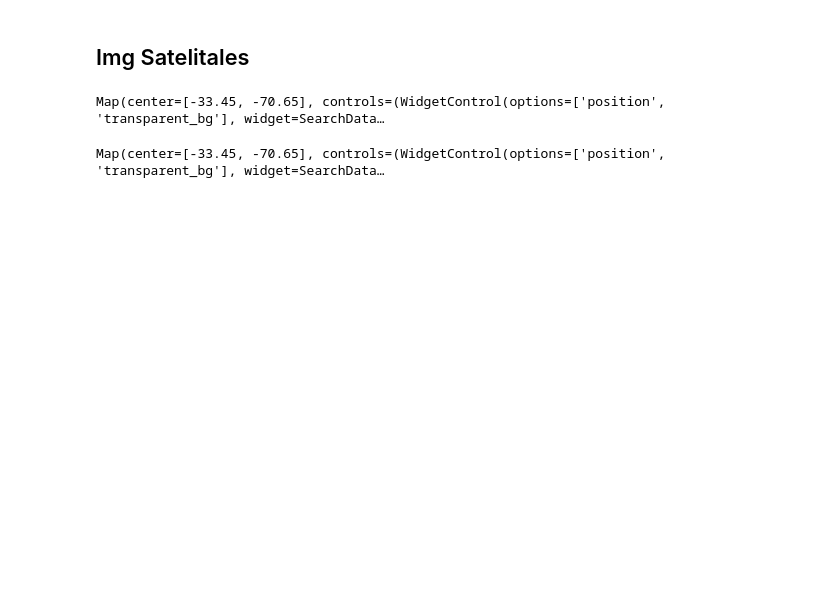
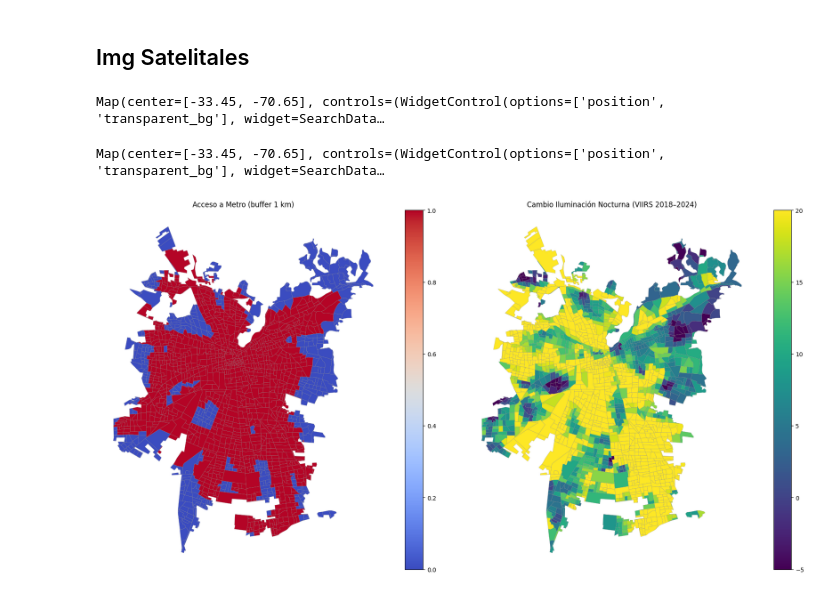
Before and after one commit to fchiapped/Proyecto-Geoespaciales, a Jupyter notebook: Proyecto_2.ipynb, the cells around one changed output. Cells and saved outputs as stored; diff of their text form; code cells hidden in the pictures; blank space fills up the shorter version.

```diff
--- a/Proyecto_2.ipynb
+++ b/Proyecto_2.ipynb
@@ -316,3 +622,68 @@ Map.add_gdf(stgo, layer_name="Santiago Urbano", style={"color": "black", "weight
 Map
 # %% [output]
 Map(center=[-33.45, -70.65], controls=(WidgetControl(options=['position', 'transparent_bg'], widget=SearchData…
+# %%
+from shapely.geometry.base import BaseGeometry
+
+zonas = zonas.set_geometry('geometry')
+
+# Eliminar columnas de geometría extra (como centroide)
+zonas = zonas[[col for col in zonas.columns if not isinstance(zonas[col].iloc[0], BaseGeometry) or col == zonas.geometry.name]]
+
+# Simplificar geometrías para reducir peso
+#zonas['geometry'] = zonas.geometry.simplify(tolerance=50, preserve_topology=True)
+
+# 2. Dividir en bloques y reducir en Earth Engine
+bloques = [zonas.iloc[i:i+100] for i in range(0, len(zonas), 100)]
+resultados = []
+
+for bloque in tqdm(bloques, desc="Reduciendo zonas en EE"):
+    bloque_ee = geemap.geopandas_to_ee(bloque)
+    viirs_parcial = viirs_diff.reduceRegions(
+        collection=bloque_ee,
+        reducer=ee.Reducer.mean(),
+        scale=500
+    ).getInfo()
+    resultados.extend(viirs_parcial['features'])
+
+# 3. Asociar valores promedio a cada zona
+viirs_mean_by_zona = {
+    f['properties']['NZONA']: f['properties']['mean']
+    for f in resultados if 'NZONA' in f['properties'] and 'mean' in f['properties']
+}
+zonas['viirs_diff_mean'] = zonas['NZONA'].map(viirs_mean_by_zona)
+
+# 4. Visualización comparativa
+fig, ax = plt.subplots(1, 2, figsize=(18, 9))
+
+if zonas.crs.to_epsg() != 4326:
+    zonas = zonas.to_crs(epsg=4326)
+# Acceso a metro
+zonas.plot(
+    column='cerca_metro_nuevo',
+    cmap='coolwarm',
+    legend=True,
+    ax=ax[0],
+    edgecolor='gray',
+    linewidth=0.2
+)
+ax[0].set_title('Acceso a Metro (buffer 1 km)')
+ax[0].axis('off')
+
+# Iluminación nocturna promedio
+zonas.plot(
+    column='viirs_diff_mean',
+    cmap='viridis',
+    legend=True,
+    ax=ax[1],
+    edgecolor='gray',
+    linewidth=0.2,
+    vmin=-5, vmax=20
+)
+ax[1].set_title('Cambio Iluminación Nocturna (VIIRS 2018–2024)')
+ax[1].axis('off')
+
+plt.tight_layout()
+plt.show()
+# %% [output]
+[figure, added]
```
Also changed, not shown: parts of 16 cells of this notebook, 5 other files.
